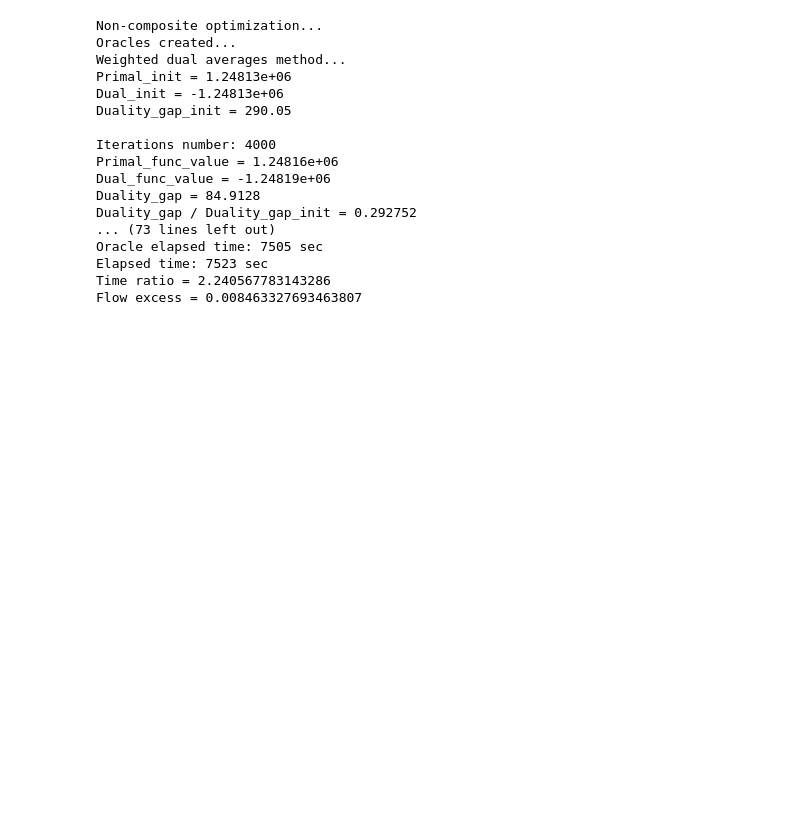
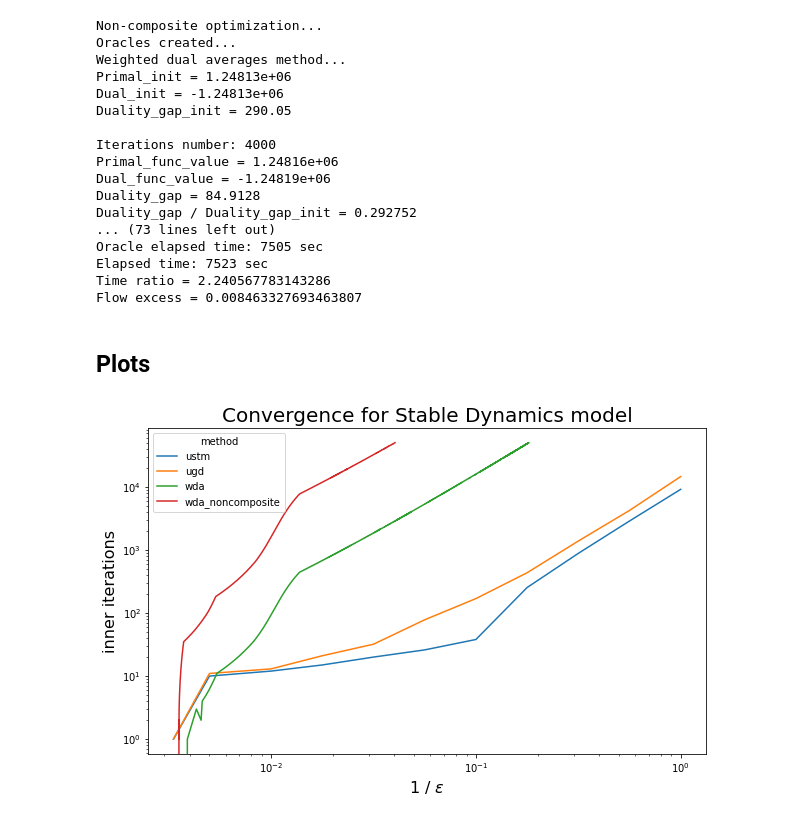
Before and after one commit to MeruzaKub/TransportNet, a Jupyter notebook: Stable Dynamic & Beckman/Anaheim_Stable_Dynamics_Experiments.ipynb, the cells around one changed output. Drawn from its saved outputs; the diff is of its cells as text; code cells hidden in the pictures; blank space fills up the shorter version.

```diff
--- a/Stable Dynamic & Beckman/Anaheim_Stable_Dynamics_Experiments.ipynb
+++ b/Stable Dynamic & Beckman/Anaheim_Stable_Dynamics_Experiments.ipynb
@@ -267,3 +275,5 @@ Oracle elapsed time: 7505 sec
 Elapsed time: 7523 sec
 Time ratio = 2.240567783143286
 Flow excess = 0.008463327693463807
+# %% [markdown]
+## Plots
@@ -269,0 +303,30 @@ Flow excess = 0.008463327693463807
+# %%
+for method in ['wda', 'wda_noncomposite']:
+    results[method] = {}
+    with open(sd_save + 'anaheim_result_' + method + '_max_iter_50000_SD.pickle', 'rb') as f:
+        result = pickle.load(f)
+        results[method]['epsilon'] = result['history'].get('dual_gap')
+        results[method]['iters'] = result['history'].get('iter')
+# %%
+plt.figure(figsize=(10,6))
+plt.title('Convergence for Stable Dynamics model', fontsize=20)
+eps_upper = 300 #200
+for method, data in results.items():
+    x = 1. / np.array(data['epsilon'])
+    x_inds = np.argsort(x)
+    x = x[x_inds]
+    if 'inner_iters' in data:
+        y = np.array(data['inner_iters'])[x_inds]
+    else:
+        y = np.array(data['iters'])[x_inds]
+    ind = np.nonzero(1 / x <= eps_upper)
+    plt.plot(x[ind], y[ind], label = method)
+plt.legend(title = 'method')
+plt.xscale('log')
+plt.yscale('log')
+plt.xlabel(r'1 / $\varepsilon$', fontsize = 16)
+plt.ylabel('inner iterations', fontsize = 16)
+#plt.savefig('SD_convergence_1.jpg', dpi = 300)
+plt.show()
+# %% [output]
+[figure, added]
```
Also changed, not shown: parts of 5 cells of this notebook, 1 other file.
